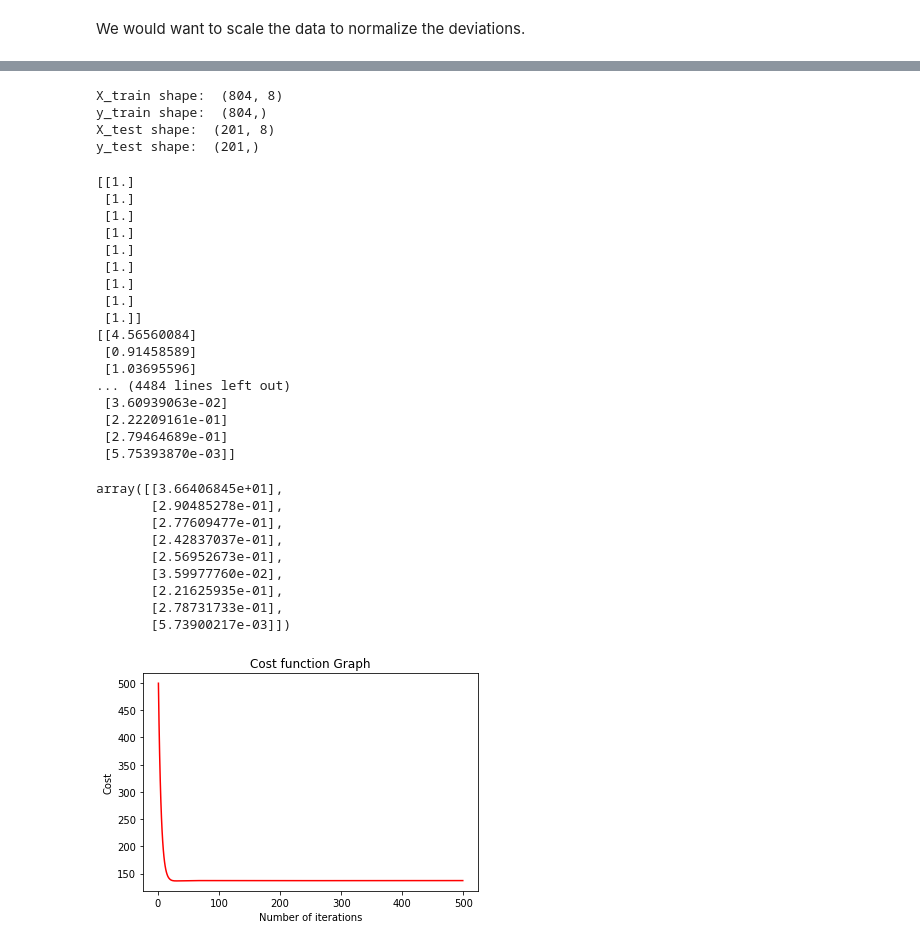
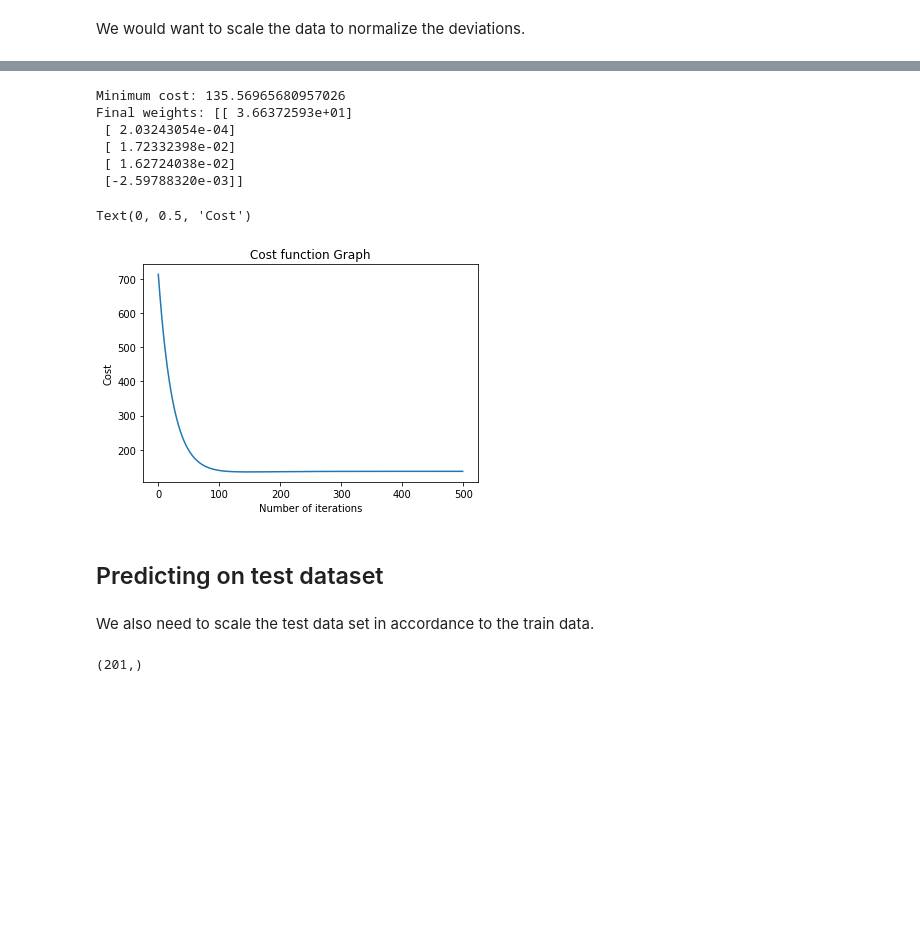
Before and after one commit to NeeteshDadwariya/CS6375, a Jupyter notebook: assignments/assignment1/part1.ipynb, the cells around one changed output, grey strips where cells are left out. Saved outputs shown, nothing was run; the diff lists cells and outputs as text; code cells hidden in the pictures; blank space fills up the shorter version.

```diff
--- a/assignments/assignment1/part1.ipynb
+++ b/assignments/assignment1/part1.ipynb
@@ -154,0 +199,6 @@ We would want to scale the data to normalize the deviations.
+# %%
+X_train, X_test, y_train, y_test = model.split_train_test(X, y)
+print("X_train shape: ", X_train.shape)
+print("y_train shape: ", y_train.shape)
+print("X_test shape: ", X_test.shape)
+print("y_test shape: ", y_test.shape)
@@ -155,4 +210,4 @@ We would want to scale the data to normalize the deviations.
 # %%
-scaled_X = model.scale_data(X)
-scaled_X.head()
+scaled_X = model.scale_data(X_train)
+scaled_X.shape
 # %% [output]
@@ -165,41 +215,24 @@ scaled_X.head()
-# %%
-X_train, X_test, y_train, y_test = model.split_train_test(scaled_X, y)
-print("X_train shape: ", X_train.shape)
-print("y_train shape: ", y_train.shape)
-print("X_test shape: ", X_test.shape)
-print("y_test shape: ", y_test.shape)
-# %% [output]
-X_train shape:  (804, 8)
-y_train shape:  (804,)
-X_test shape:  (201, 8)
-y_test shape:  (201,)
 # %%
-model.fit_with_grad_desc(X_train, y_train, 500, 0.1)
+costs, theta = model.fit_with_grad_desc(scaled_X, y_train, 500, 0.01)
-# %% [output]
-[[1.]
- [1.]
- [1.]
- [1.]
- [1.]
- [1.]
- [1.]
- [1.]
- [1.]]
-[[4.56560084]
- [0.91458589]
- [1.03695596]
-... (4484 lines left out)
- [3.60939063e-02]
- [2.22209161e-01]
- [2.79464689e-01]
- [5.75393870e-03]]
-array([[3.66406845e+01],
-       [2.90485278e-01],
-       [2.77609477e-01],
-       [2.42837037e-01],
-       [2.56952673e-01],
-       [3.59977760e-02],
-       [2.21625935e-01],
-       [2.78731733e-01],
-       [5.73900217e-03]])
-[figure, removed]
+# %%
+print("Minimum cost:", min(costs))
+print("Final weights:", theta)
+# %% [output]
+Minimum cost: 135.56965680957026
+Final weights: [[ 3.66372593e+01]
+ [ 2.03243054e-04]
+ [ 1.72332398e-02]
+ [ 1.62724038e-02]
+ [-2.59788320e-03]]
+# %%
+plt.plot(costs)
+plt.title('Cost function Graph')
+plt.xlabel('Number of iterations')
+plt.ylabel('Cost')
+# %% [output]
+Text(0, 0.5, 'Cost')
+[figure, added]
+# %% [markdown]
+## Predicting on test dataset
+# %% [markdown]
+We also need to scale the test data set in accordance to the train data.
@@ -205,0 +241,5 @@ array([[3.66406845e+01],
+# %%
+y_pred = model.predict(X_test)
+print(y_test.shape)
+# %% [output]
+(201,)
```
Also changed, not shown: parts of 10 cells of this notebook.
